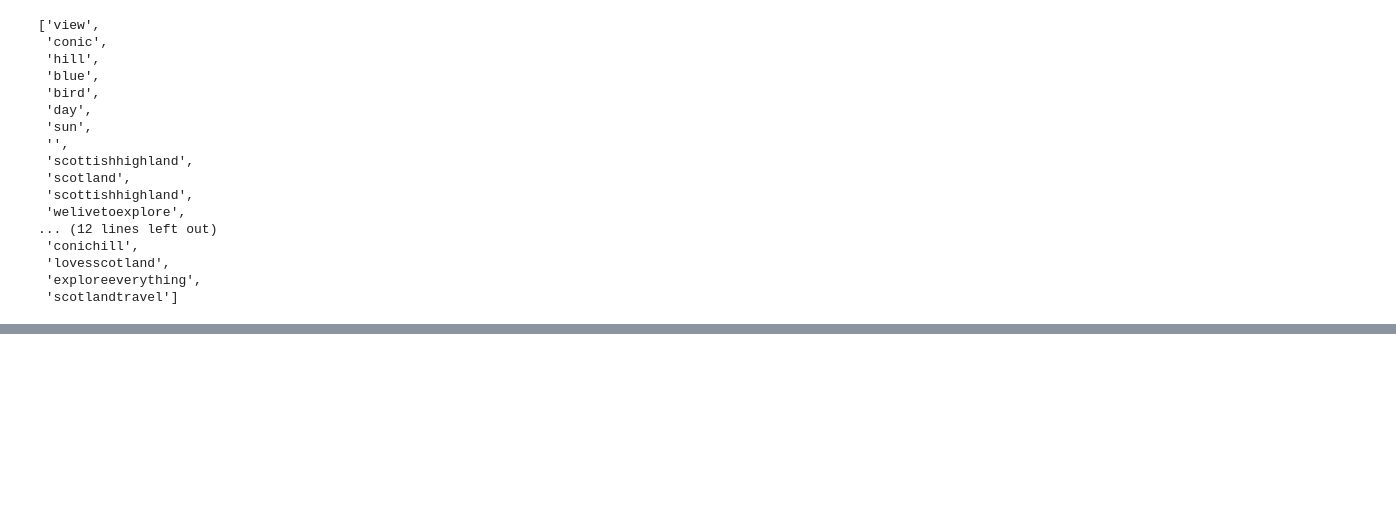
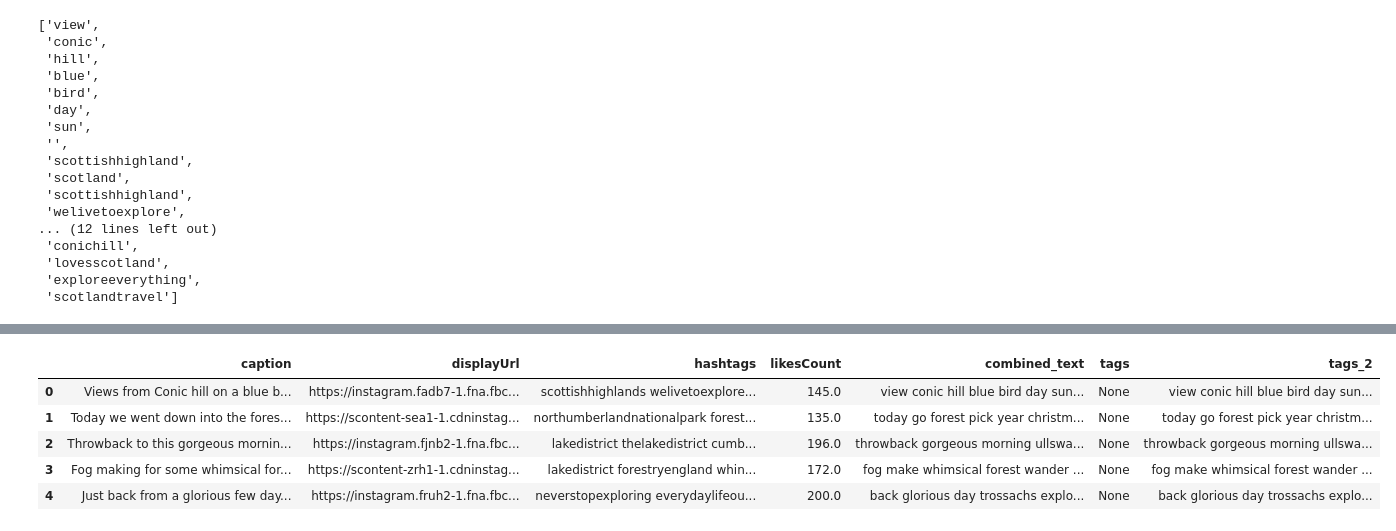
Before and after one commit to YuvrajSingh-mist/SoltuionChallenge, a Jupyter notebook: post-scorer.ipynb, the cells around one changed output, grey strips where cells are left out. Saved outputs shown, nothing was run; the diff lists cells and outputs as text; code cells hidden in the pictures; blank space fills up the shorter version.

```diff
--- a/post-scorer.ipynb
+++ b/post-scorer.ipynb
@@ -401,5 +475,14 @@ tags             4611
 tags_2              0
 dtype: int64
+# %%
+df.head()
+# %% [output]
+|  | caption | displayUrl | hashtags | likesCount | combined_text | tags | tags_2 |
+| 0 | Views from Conic hill on a blue b... | https://instagram.fadb7-1.fna.fbc... | scottishhighlands welivetoexplore... | 145.0 | view conic hill blue bird day sun... | None | view conic hill blue bird day sun... |
+| 1 | Today we went down into the fores... | https://scontent-sea1-1.cdninstag... | northumberlandnationalpark forest... | 135.0 | today go forest pick year christm... | None | today go forest pick year christm... |
+| 2 | Throwback to this gorgeous mornin... | https://instagram.fjnb2-1.fna.fbc... | lakedistrict thelakedistrict cumb... | 196.0 | throwback gorgeous morning ullswa... | None | throwback gorgeous morning ullswa... |
+| 3 | Fog making for some whimsical for... | https://scontent-zrh1-1.cdninstag... | lakedistrict forestryengland whin... | 172.0 | fog make whimsical forest wander ... | None | fog make whimsical forest wander ... |
+| 4 | Just back from a glorious few day... | https://instagram.fruh2-1.fna.fbc... | neverstopexploring everydaylifeou... | 200.0 | back glorious day trossachs explo... | None | back glorious day trossachs explo... |
 # %%
 tok.fit_on_texts(df['tags_2'])
 # %%
```
Also changed, not shown: parts of 124 cells of this notebook, 2 other files.
